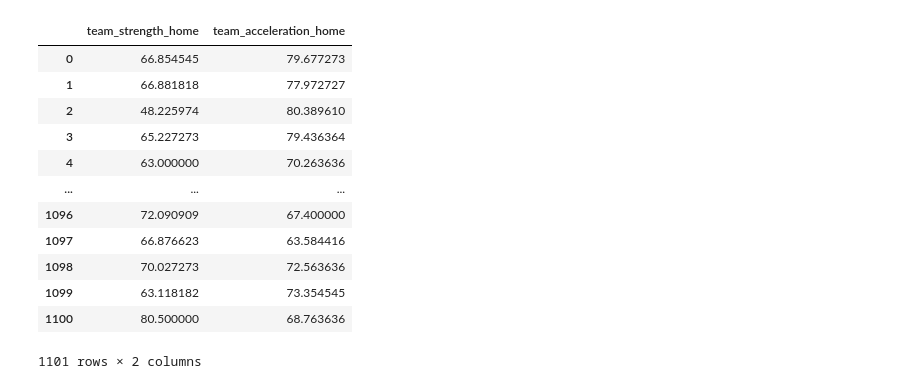
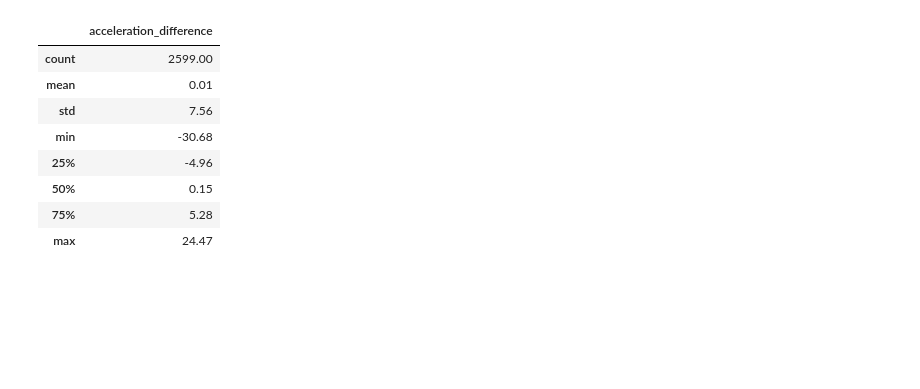
Before and after one commit to kamil0920/football_result_prediction-v2, a Jupyter notebook: src/eda.ipynb, the cells around one changed output. Saved outputs shown, nothing was run; the diff lists cells and outputs as text; code cells hidden in the pictures; blank space fills up the shorter version.

Commit message:
create new columns, EDA#3

```diff
--- a/src/eda.ipynb
+++ b/src/eda.ipynb
@@ -83,7 +83,7 @@ plt.show()
 # %%
 df_matches = df_matches.sort_values(by=["season", "stage", "date"])
 
-train_seasons = sorted(older_seasons[-2:], reverse=True)
+train_seasons = sorted(older_seasons[-6:], reverse=True)
 
 X_train_old = df_matches[df_matches["season"].isin(train_seasons)]
 X_train_new = df_matches[(df_matches["season"] == newest_season) & (df_matches["stage"] < penultimate_stage)]
@@ -134,19 +146,15 @@ X_trn.filter(like="difference")
 # %%
-X_trn[['team_strength_home', 'team_acceleration_home']]
+X_trn.filter(like='acceleration_difference').describe().round(2)
 # %% [output]
-|  | team_strength_home | team_acceleration_home |
-| 0 | 66.854545 | 79.677273 |
-| 1 | 66.881818 | 77.972727 |
-| 2 | 48.225974 | 80.389610 |
-| 3 | 65.227273 | 79.436364 |
-| 4 | 63.000000 | 70.263636 |
-| ... | ... | ... |
-| 1096 | 72.090909 | 67.400000 |
-| 1097 | 66.876623 | 63.584416 |
-| 1098 | 70.027273 | 72.563636 |
-| 1099 | 63.118182 | 73.354545 |
-| 1100 | 80.500000 | 68.763636 |
+|  | acceleration_difference |
+| count | 2599.00 |
+| mean | 0.01 |
+| std | 7.56 |
+| min | -30.68 |
+| 25% | -4.96 |
+| 50% | 0.15 |
+| 75% | 5.28 |
+| max | 24.47 |
-1101 rows × 2 columns
 # %%
 fig, ax = plt.subplots(figsize=(4, 4))
 y_trn.value_counts().plot(
```
Also changed, not shown: parts of 9 cells of this notebook, 1 other file.
